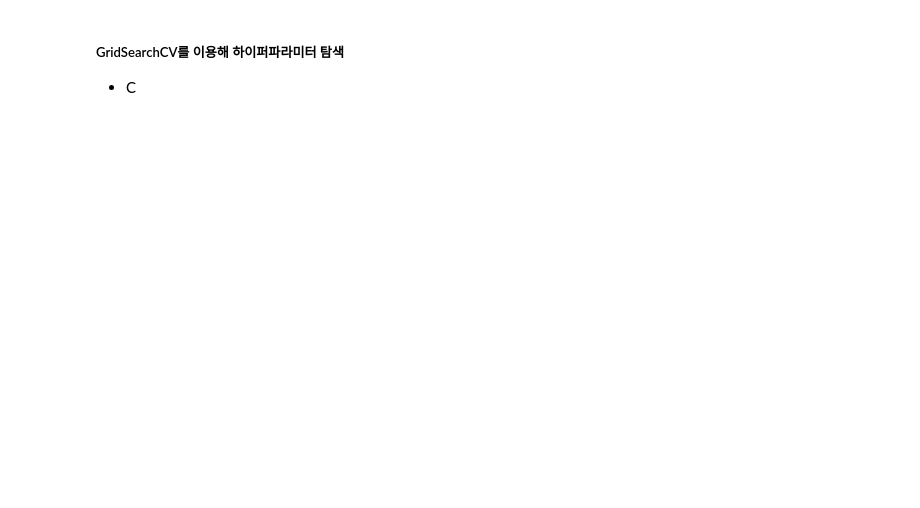
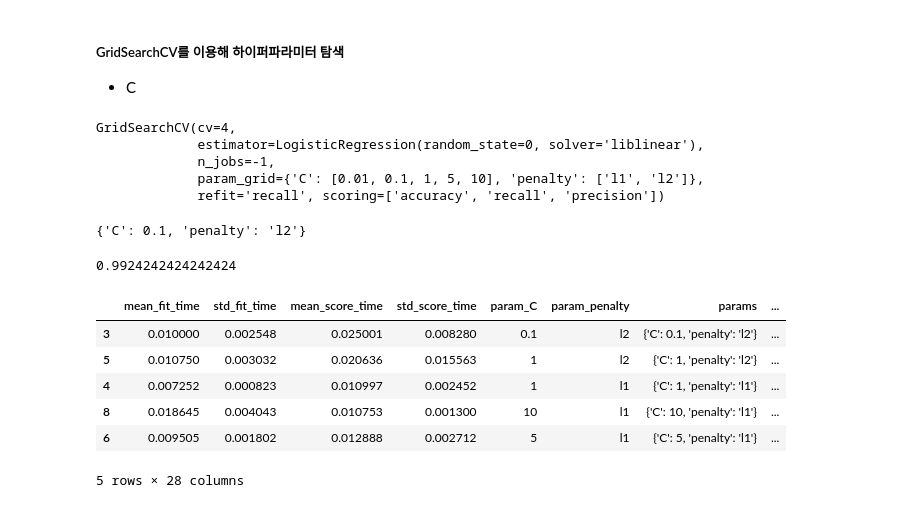
Before and after one commit to clerknek/PlayData, a Jupyter notebook: 05_MachineLearning/15_로지스틱회귀.ipynb, the cells around one changed output. Saved outputs shown, nothing was run; the diff lists cells and outputs as text; code cells hidden in the pictures; blank space fills up the shorter version.

Commit message:
logistic regression update

```diff
--- a/05_MachineLearning/15_로지스틱회귀.ipynb
+++ b/05_MachineLearning/15_로지스틱회귀.ipynb
@@ -130,5 +150,16 @@ $$
 # %% [markdown]
 ##### 데이터 전처리
 - LogisticRegression은 선형회귀 기반의 알고리즘이므로 연속형 Feature는 Feature scaling, 범주형 Feature는 One hot encoding 처리를 한다.
+# %%
+data = load_breast_cancer()
+X, y = data.data, data.target
+X_train, X_test, y_train, y_test = train_test_split(X, y, stratify=y, random_state=1)
+# %%
+scaler = StandardScaler()
+X_train_scaled = scaler.fit_transform(X_train)
+X_test_scaled = scaler.transform(X_test)
 # %% [markdown]
 ##### 모델 생성, 학습, 추론, 평가
+# %%
+lr = LogisticRegression(random_state=0)
+lr.fit(X_train_scaled, y_train)
@@ -137,0 +216,38 @@ $$
+# %%
+params = {
+    "penalty":['l1', 'l2'],
+    "C":[0.01, 0.1, 1, 5, 10]
+}
+gs = GridSearchCV(LogisticRegression(random_state=0, solver="liblinear"),
+                 params,
+                 scoring=['accuracy', 'recall', 'precision'],
+                 refit='recall',
+                 cv=4,
+                 n_jobs=-1)
+gs.fit(X_train_scaled, y_train)
+# %% [output]
+GridSearchCV(cv=4,
+             estimator=LogisticRegression(random_state=0, solver='liblinear'),
+             n_jobs=-1,
+             param_grid={'C': [0.01, 0.1, 1, 5, 10], 'penalty': ['l1', 'l2']},
+             refit='recall', scoring=['accuracy', 'recall', 'precision'])
+# %%
+gs.best_params_
+# %% [output]
+{'C': 0.1, 'penalty': 'l2'}
+# %%
+gs.best_score_
+# %% [output]
+0.9924242424242424
+# %%
+import pandas as pd
+result = pd.DataFrame(gs.cv_results_)
+result.sort_values('rank_test_recall').head()
+# %% [output]
+|  | mean_fit_time | std_fit_time | mean_score_time | std_score_time | param_C | param_penalty | params | ... |
+| 3 | 0.010000 | 0.002548 | 0.025001 | 0.008280 | 0.1 | l2 | {'C': 0.1, 'penalty': 'l2'} | ... |
+| 5 | 0.010750 | 0.003032 | 0.020636 | 0.015563 | 1 | l2 | {'C': 1, 'penalty': 'l2'} | ... |
+| 4 | 0.007252 | 0.000823 | 0.010997 | 0.002452 | 1 | l1 | {'C': 1, 'penalty': 'l1'} | ... |
+| 8 | 0.018645 | 0.004043 | 0.010753 | 0.001300 | 10 | l1 | {'C': 10, 'penalty': 'l1'} | ... |
+| 6 | 0.009505 | 0.001802 | 0.012888 | 0.002712 | 5 | l1 | {'C': 5, 'penalty': 'l1'} | ... |
+5 rows × 28 columns
```
Also changed, not shown: parts of 13 cells of this notebook, 12 other files.
